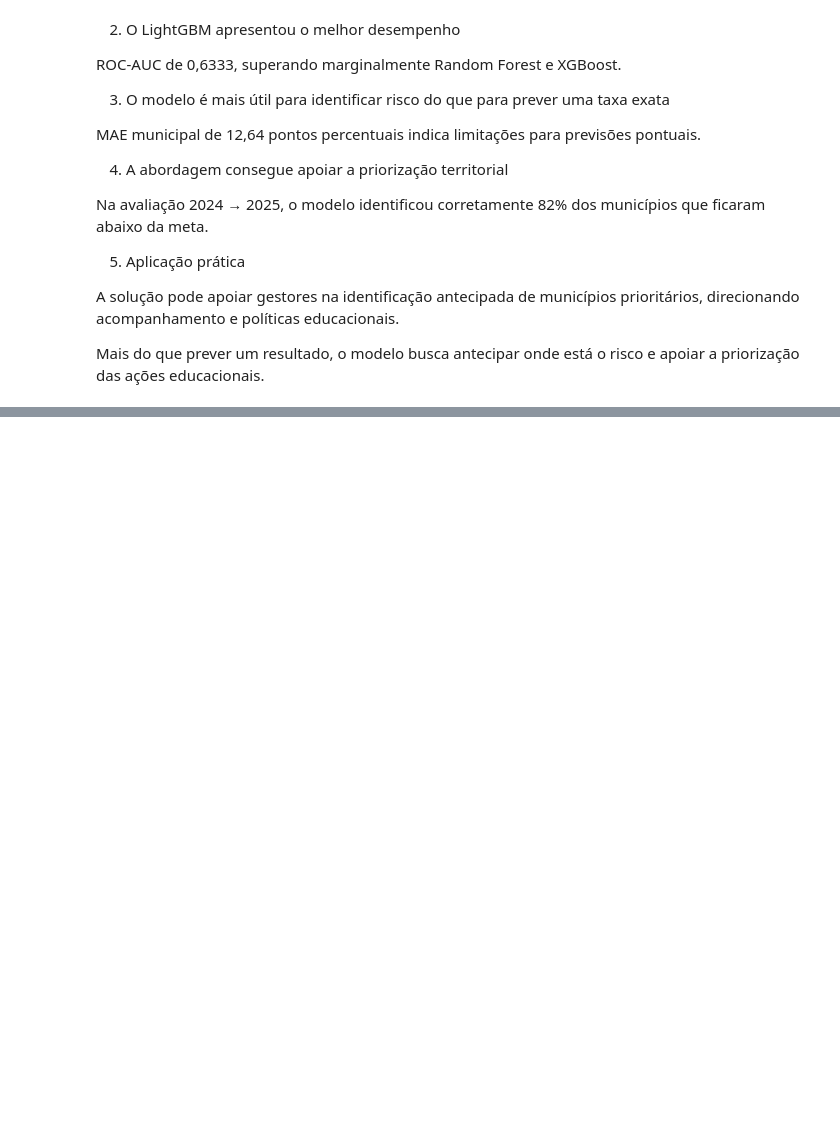
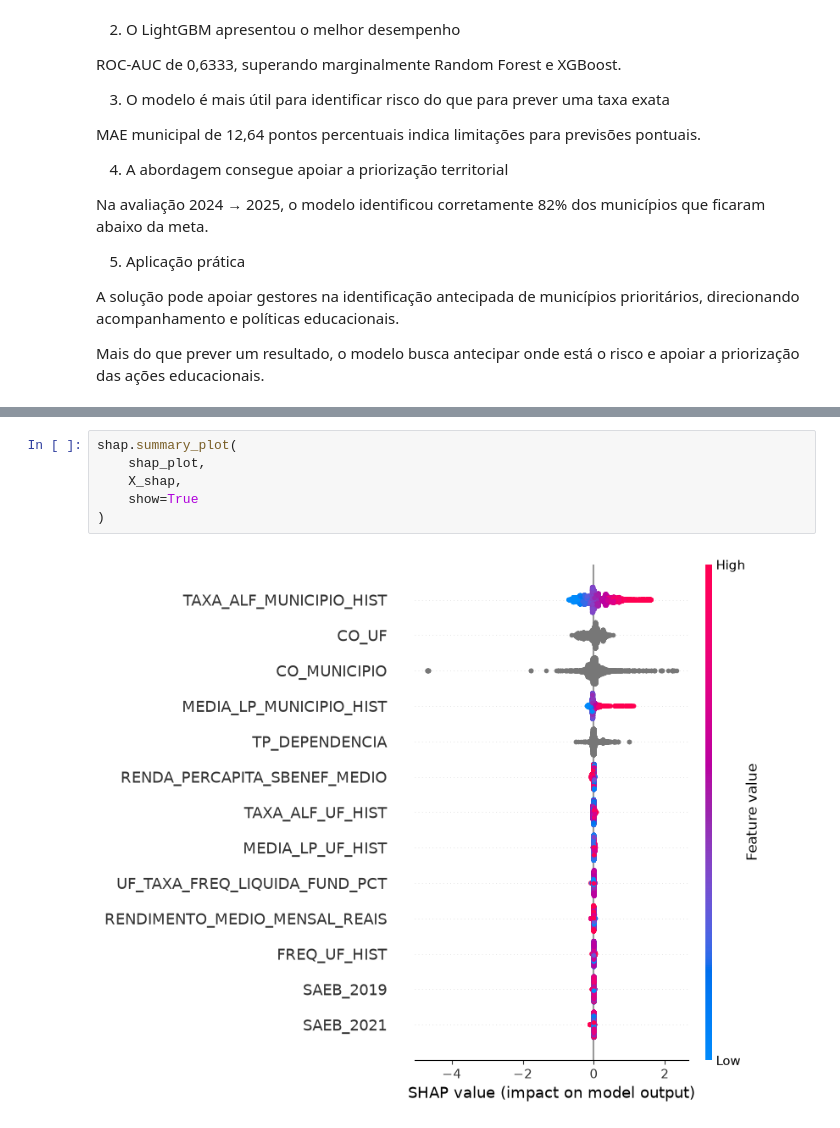
Before and after one commit to LucasRuizMartins/fiap_tech_challenge_03, a Jupyter notebook: notebooks/Pipeline_testeCi.ipynb, the cells around one changed output, grey strips where cells are left out. Cells and saved outputs as stored; diff of their text form; blank space fills up the shorter version.

```diff
--- a/notebooks/Pipeline_testeCi.ipynb
+++ b/notebooks/Pipeline_testeCi.ipynb
@@ -4043,0 +4099,8 @@ Mais do que prever um resultado, o modelo busca antecipar onde está o risco e a
+# %%
+shap.summary_plot(
+    shap_plot,
+    X_shap,
+    show=True
+)
+# %% [output]
+[figure, added]
```
Also changed, not shown: parts of 20 cells of this notebook.
